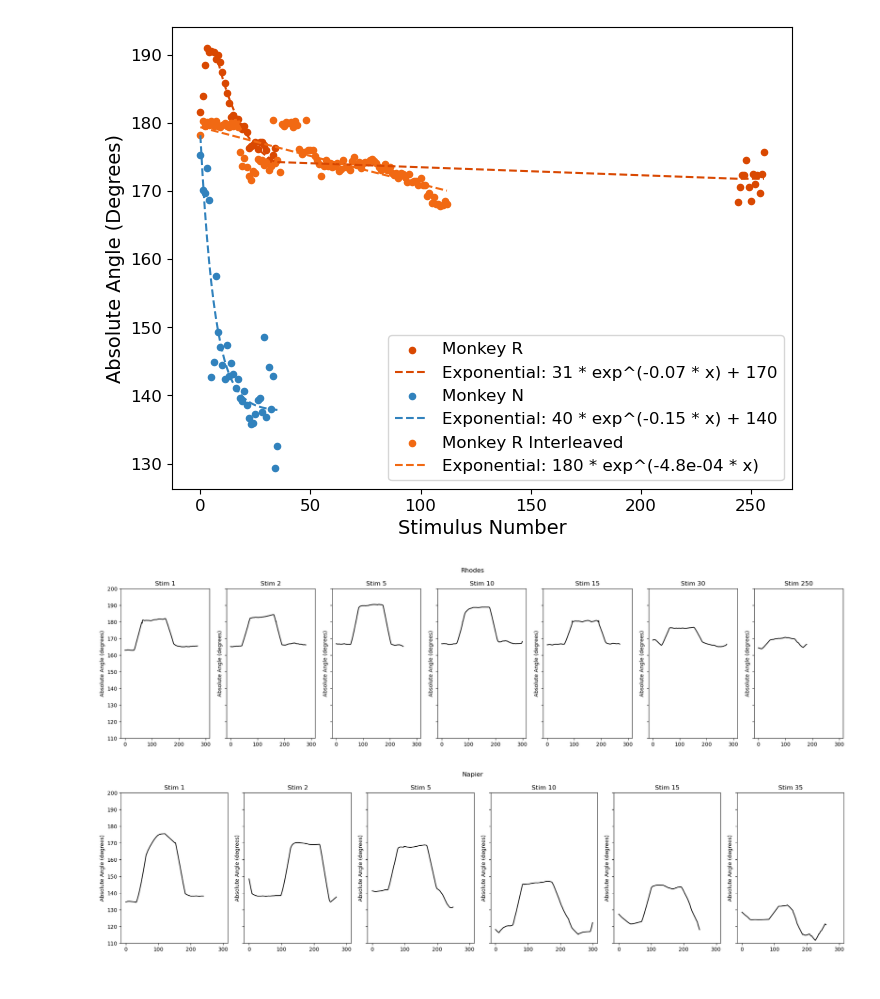
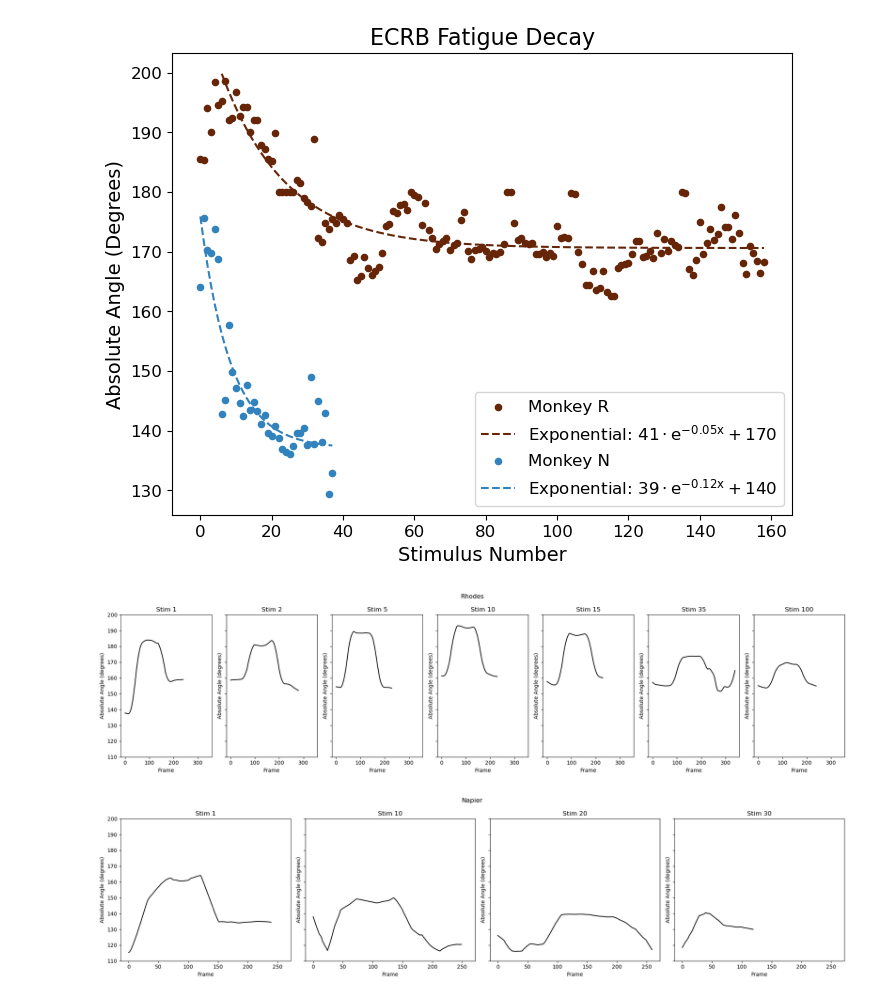
Before and after one commit to draeloslab/stim_behavior, a Jupyter notebook: notebooks/newFatigueFig.ipynb, the cells around one changed output. Saved outputs shown, nothing was run; the diff lists cells and outputs as text; code cells hidden in the pictures.

```diff
--- a/notebooks/newFatigueFig.ipynb
+++ b/notebooks/newFatigueFig.ipynb
@@ -306,38 +409,40 @@ plt.show()
 # %%
 
 # rhodes.filtered_means = np.concatenate((rhodes.filtered_means, rhodes2.filtered_means))
 # rhodes.filtered_indices = np.concatenate((rhodes.filtered_indices, rhodes2.filtered_indices))
 
 # sorted_indices = np.argsort(rhodes.filtered_indices)
 # rhodes.filtered_indices = rhodes.filtered_indices[sorted_indices]
 # rhodes.filtered_means= rhodes.filtered_means[sorted_indices]
-
+napier.getAngleChange(20)
+rhodes.getAngleChange(20)
 
 guess = [2,2,160]
-popT = rhodes.fitExponentialDecay(guess, removeStartSlice=8)
+popT = rhodes.fitExponentialDecay(guess, removeStartSlice=6)
 popT2 = napier.fitExponentialDecay(guess)
-popT3 = rhodesinterleaved.fitExponentialDecay(guess)
+# popT3 = rhodesinterleaved.fitExponentialDecay(guess)
 
 
 plt.figure(figsize=(8, 6))
-plt.scatter(rhodes.filtered_indices, rhodes.filtered_means, label='Monkey R', color='#d94801', s=20)
+plt.scatter(rhodes.filtered_indices, rhodes.filtered_means, label='Monkey R', color='#662506', s=20)
 
 #Slicing this plot since we didn't include the first 8 values in the fit
-plt.plot(rhodes.filtered_indices[8:], rhodes.exponential, label=f'Exponential: {popT[0]:.0f} * exp^(-{popT[1]:.2f} * x) + {round(popT[2],-1):.0f}', color='#d94801', linestyle='--')
+plt.plot(rhodes.filtered_indices[6:], rhodes.exponential, label=r'Exponential: $\mathregular{%.0f \cdot e^{-%.2f x} + %.0f}$' % (popT[0], popT[1], round(popT[2],-1)), color='#662506', linestyle='--')
 
 plt.scatter(napier.filtered_indices, napier.angleChanges, label='Monkey N', color='#3182bd', s=20)
-plt.plot(napier.exponential, label=f'Exponential: {round(popT2[0])} * exp^(-{popT2[1]:.2f} * x) + {round(popT2[2],-1):.0f}', color='#3182bd', linestyle='--')
+plt.plot(napier.exponential, label=r'Exponential: $\mathregular{%d \cdot e^{-%.2f x} + %.0f}$' % (round(popT2[0]), popT2[1], round(popT2[2],-1)), color='#3182bd', linestyle='--')
 
-plt.scatter(rhodesinterleaved.filtered_indices, rhodesinterleaved.angleChanges, label='Monkey R Interleaved', color='#f16913', s=20)
-plt.plot(rhodesinterleaved.exponential, label=f'Exponential: {round(popT3[0],-1):.0f} * exp^(-{popT3[1]:.1e} * x) ', color='#f16913', linestyle='--')
+# plt.scatter(rhodesinterleaved.filtered_indices, rhodesinterleaved.angleChanges, label='Monkey R Interleaved', color='#ec7014', s=20)
+# plt.plot(rhodesinterleaved.exponential, label=r'Exponential: $\mathregular{%.0f \cdot e^{-%.2f x}}$' % (round(popT3[0],-1), popT3[1]), color='#ec7014', linestyle='--')
 plt.xticks(fontsize=12)
 plt.yticks(fontsize=12)
 plt.xlabel("Stimulus Number", fontsize=14)
 plt.ylabel("Absolute Angle (Degrees)", fontsize=14)
 plt.legend(loc='lower right', fontsize=12)
+plt.title("ECRB Fatigue Decay", fontsize=16)
 # plt.yscale('log')
 plt.savefig('fatigueDecay.svg', format='svg')
 plt.show()
 # %% [output]
-[figure, old version]
+[figure, new version]
 # %%
@@ -359,14 +464,16 @@ fig, axes = plt.subplots(1, 7, figsize=(20, 5), sharex=True, sharey=True)
 
 axes = axes.flatten()
 
-stimuli = [0, 1, 4, 9, 14, 29, 40]
+stimuli = [0,1,4,9,14,34,99]
 # lengths = [120, 120, 90, 150, 120, 120]
 # starts = [100, 160, 160, 160, 130, 140]
 
 #Rhodes
-lengths = [120, 120, 90, 140, 120, 125,80]
-starts = [150, 160, 160, 160, 150, 150,100]
-
+lengths = [90, 100, 170, 160,150,140,120]
+starts = [150, 180, 60, 70, 80,200,120]
+copy = rhodes.data
+# rhodes.data = copy
+rhodes.data = smoothed = uniform_filter1d(rhodes.data, size=30)
 
 for i, (stim, length, start) in enumerate(zip(stimuli, lengths, starts)):
     rhodes.stimPlot(stim, axes[i], length, start, 'r',)
@@ -378,12 +485,12 @@ plt.tight_layout()
 fig.savefig('Rhodes.svg', format='svg')
 plt.show()
 
-stimuli = [0, 1, 4, 9, 14, 34]
-lengths = [120, 120, 90, 140, 130, 120]
-starts = [120, 150, 160, 160, 120, 140]
+stimuli = [0,9,19,29]
+lengths = [120, 115,120, 80]
+starts = [120, 135, 140, 40]
 
 # # Create subplots
-fig, axes = plt.subplots(1, 6, figsize=(20, 5), sharex=True, sharey=True)
+fig, axes = plt.subplots(1, 4, figsize=(20, 5), sharex=True, sharey=True)
 
 axes = axes.flatten()
 
@@ -397,8 +504,8 @@ plt.tight_layout()
 fig.savefig('Napier.svg', format='svg')
 plt.show()
 # %% [output]
-[figure, old version]
+[figure, new version]
-[figure, old version]
+[figure, new version]
 # %%
 # rhodes.getAngleChange(2)
 # napier.getAngleChange(1)
```
Also changed, not shown: parts of 8 cells of this notebook.
